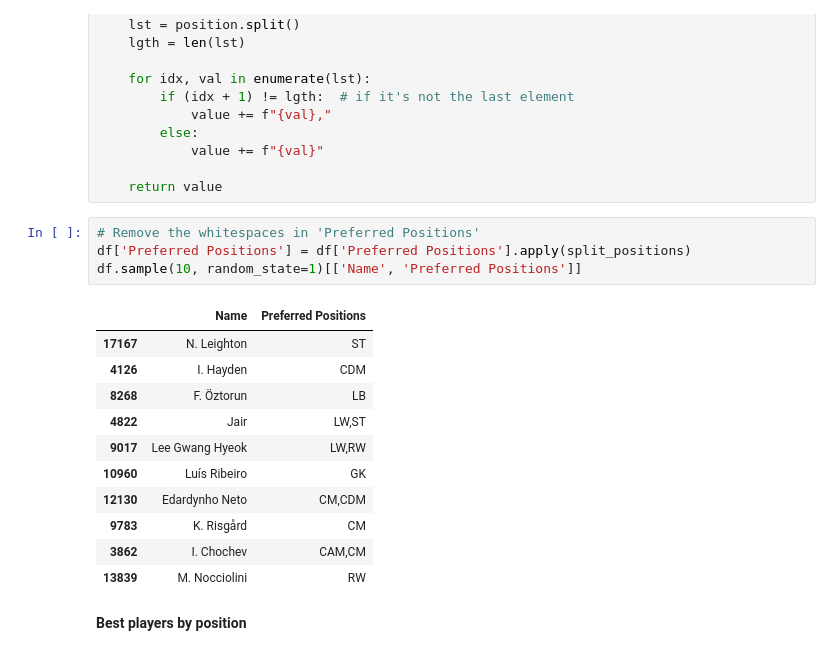
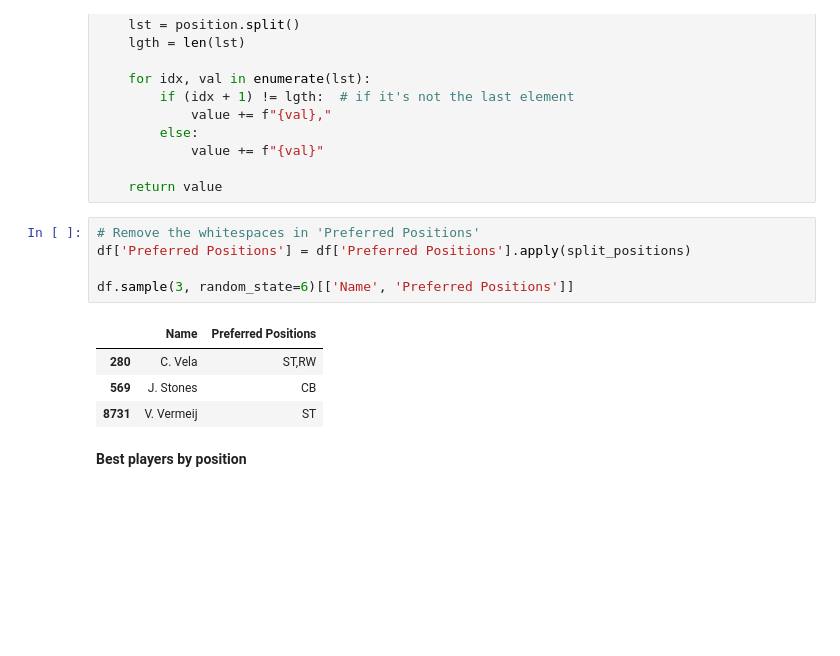
Before and after one commit to chineidu/Football_players, a Jupyter notebook: f_ballers.ipynb, the cells around one changed output. Drawn from its saved outputs; the diff is of its cells as text; blank space fills up the shorter version.

```diff
--- a/f_ballers.ipynb
+++ b/f_ballers.ipynb
@@ -129,19 +120,13 @@ def split_positions(position):
 # %%
 # Remove the whitespaces in 'Preferred Positions'
 df['Preferred Positions'] = df['Preferred Positions'].apply(split_positions)
-df.sample(10, random_state=1)[['Name', 'Preferred Positions']]
+
+df.sample(3, random_state=6)[['Name', 'Preferred Positions']]
 # %% [output]
 |  | Name | Preferred Positions |
-| 17167 | N. Leighton | ST |
-| 4126 | I. Hayden | CDM |
-| 8268 | F. Öztorun | LB |
-| 4822 | Jair | LW,ST |
-| 9017 | Lee Gwang Hyeok | LW,RW |
-| 10960 | Luís Ribeiro | GK |
-| 12130 | Edardynho Neto | CM,CDM |
-| 9783 | K. Risgård | CM |
-| 3862 | I. Chochev | CAM,CM |
-| 13839 | M. Nocciolini | RW |
+| 280 | C. Vela | ST,RW |
+| 569 | J. Stones | CB |
+| 8731 | V. Vermeij | ST |
 # %% [markdown]
 **Best players by position**
 # %%
```
Also changed, not shown: parts of 34 cells of this notebook.
